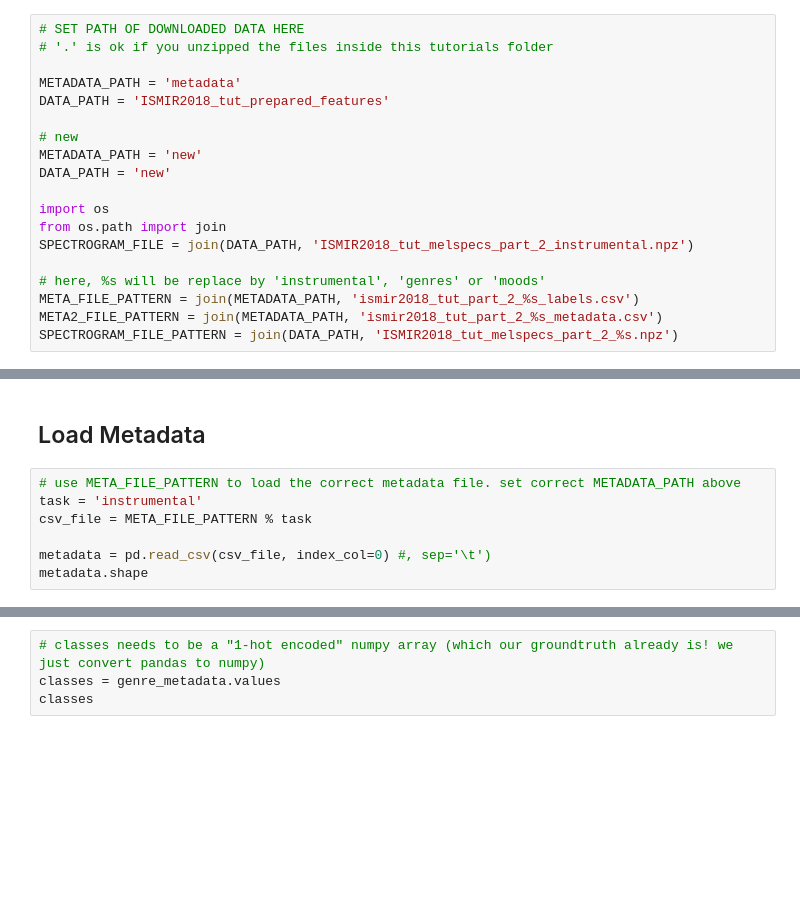
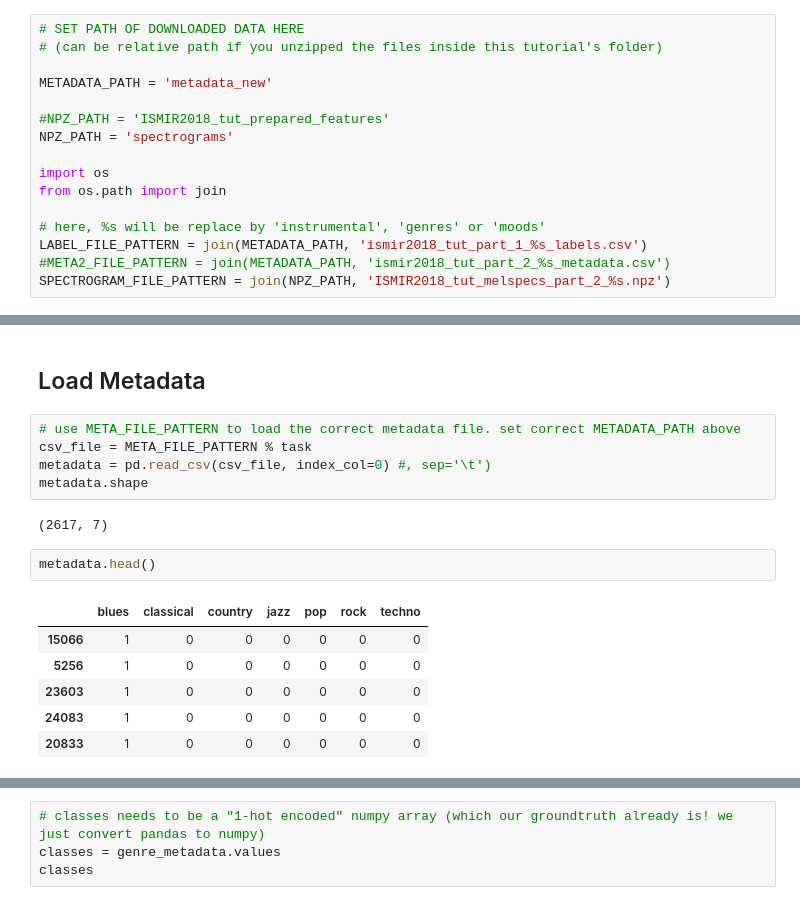
Before and after one commit to slychief/ismir2018_tutorial, a Jupyter notebook: Part_1_Instrumental_Genre_Mood_detection.ipynb, the cells around one changed output, grey strips where cells are left out. Saved outputs shown, nothing was run; the diff lists cells and outputs as text; blank space fills up the shorter version.

Commit message:
few path changes

```diff
--- a/Part_1_Instrumental_Genre_Mood_detection.ipynb
+++ b/Part_1_Instrumental_Genre_Mood_detection.ipynb
@@ -39,23 +39,20 @@ Prepared Spectrograms: https://owncloud.tuwien.ac.at/index.php/s/VyDlQKmsA2EFAhv
 Unzip them into a folder, e.g. inside this Tutorial folder, and adapt the following `DATA_PATH` variable:
 # %%
 # SET PATH OF DOWNLOADED DATA HERE
-# '.' is ok if you unzipped the files inside this tutorials folder
+# (can be relative path if you unzipped the files inside this tutorial's folder)
 
-METADATA_PATH = 'metadata'
-DATA_PATH = 'ISMIR2018_tut_prepared_features'
+METADATA_PATH = 'metadata_new'
 
-# new
-METADATA_PATH = 'new'
-DATA_PATH = 'new'
+#NPZ_PATH = 'ISMIR2018_tut_prepared_features'
+NPZ_PATH = 'spectrograms'
 
 import os
 from os.path import join
-SPECTROGRAM_FILE = join(DATA_PATH, 'ISMIR2018_tut_melspecs_part_2_instrumental.npz')
 
 # here, %s will be replace by 'instrumental', 'genres' or 'moods'
-META_FILE_PATTERN = join(METADATA_PATH, 'ismir2018_tut_part_2_%s_labels.csv')
-META2_FILE_PATTERN = join(METADATA_PATH, 'ismir2018_tut_part_2_%s_metadata.csv')
-SPECTROGRAM_FILE_PATTERN = join(DATA_PATH, 'ISMIR2018_tut_melspecs_part_2_%s.npz')
+LABEL_FILE_PATTERN = join(METADATA_PATH, 'ismir2018_tut_part_1_%s_labels.csv')
+#META2_FILE_PATTERN = join(METADATA_PATH, 'ismir2018_tut_part_2_%s_metadata.csv')
+SPECTROGRAM_FILE_PATTERN = join(NPZ_PATH, 'ISMIR2018_tut_melspecs_part_2_%s.npz')
 # %%
 # IF YOU USE A GPU, you may set which GPU(s) to use here:
 # (this has to be set before the import of Keras and Tensorflow)
@@ -956,8 +953,17 @@ spectrograms.shape # verify the shape of the loaded spectrograms
 ## Load Metadata
 # %%
 # use META_FILE_PATTERN to load the correct metadata file. set correct METADATA_PATH above
-task = 'instrumental'
 csv_file = META_FILE_PATTERN % task
-
 metadata = pd.read_csv(csv_file, index_col=0) #, sep='\t')
 metadata.shape
+# %% [output]
+(2617, 7)
+# %%
+metadata.head()
+# %% [output]
+|  | blues | classical | country | jazz | pop | rock | techno |
+| 15066 | 1 | 0 | 0 | 0 | 0 | 0 | 0 |
+| 5256 | 1 | 0 | 0 | 0 | 0 | 0 | 0 |
+| 23603 | 1 | 0 | 0 | 0 | 0 | 0 | 0 |
+| 24083 | 1 | 0 | 0 | 0 | 0 | 0 | 0 |
+| 20833 | 1 | 0 | 0 | 0 | 0 | 0 | 0 |
```
Also changed, not shown: parts of 7 cells of this notebook.
